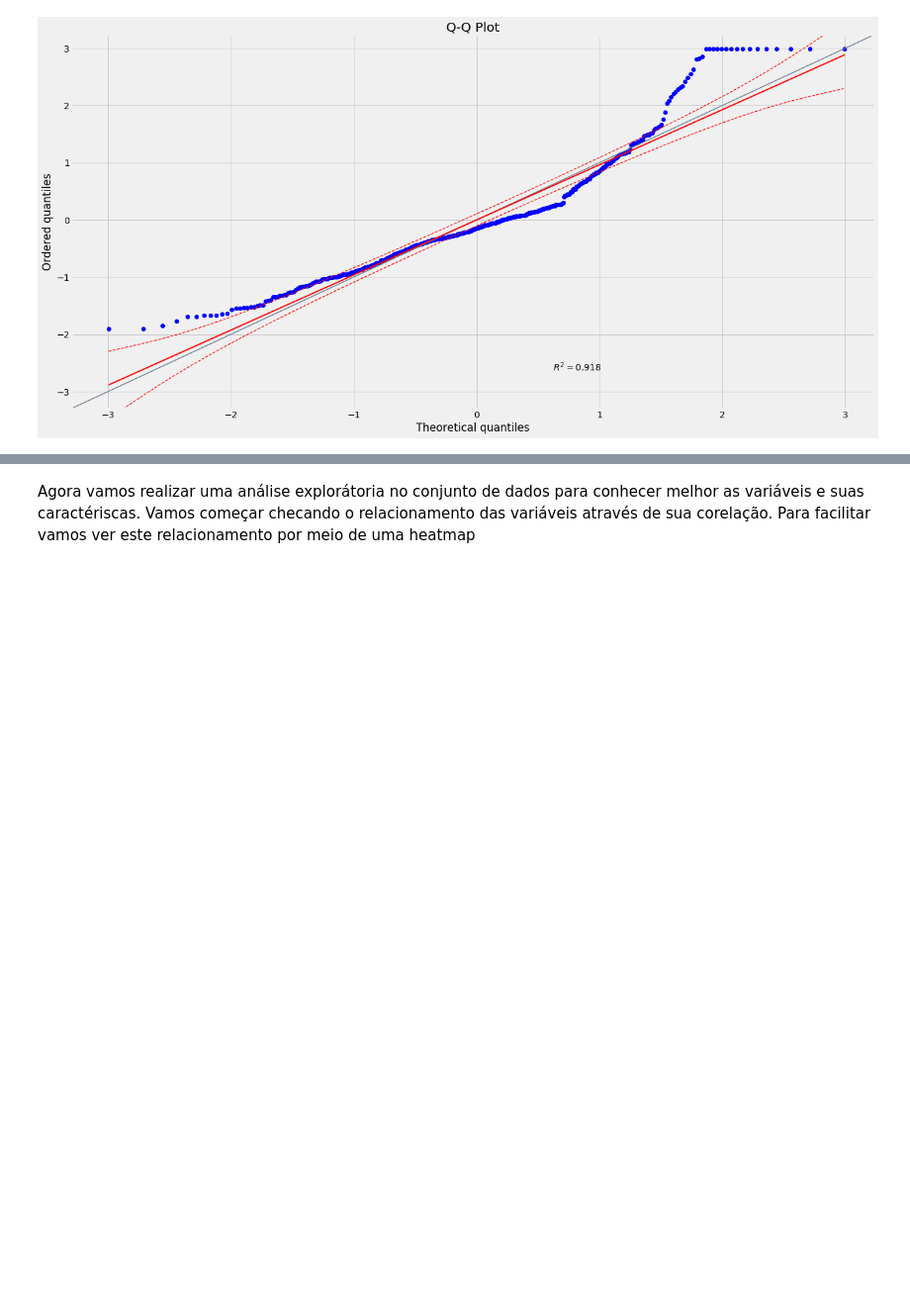
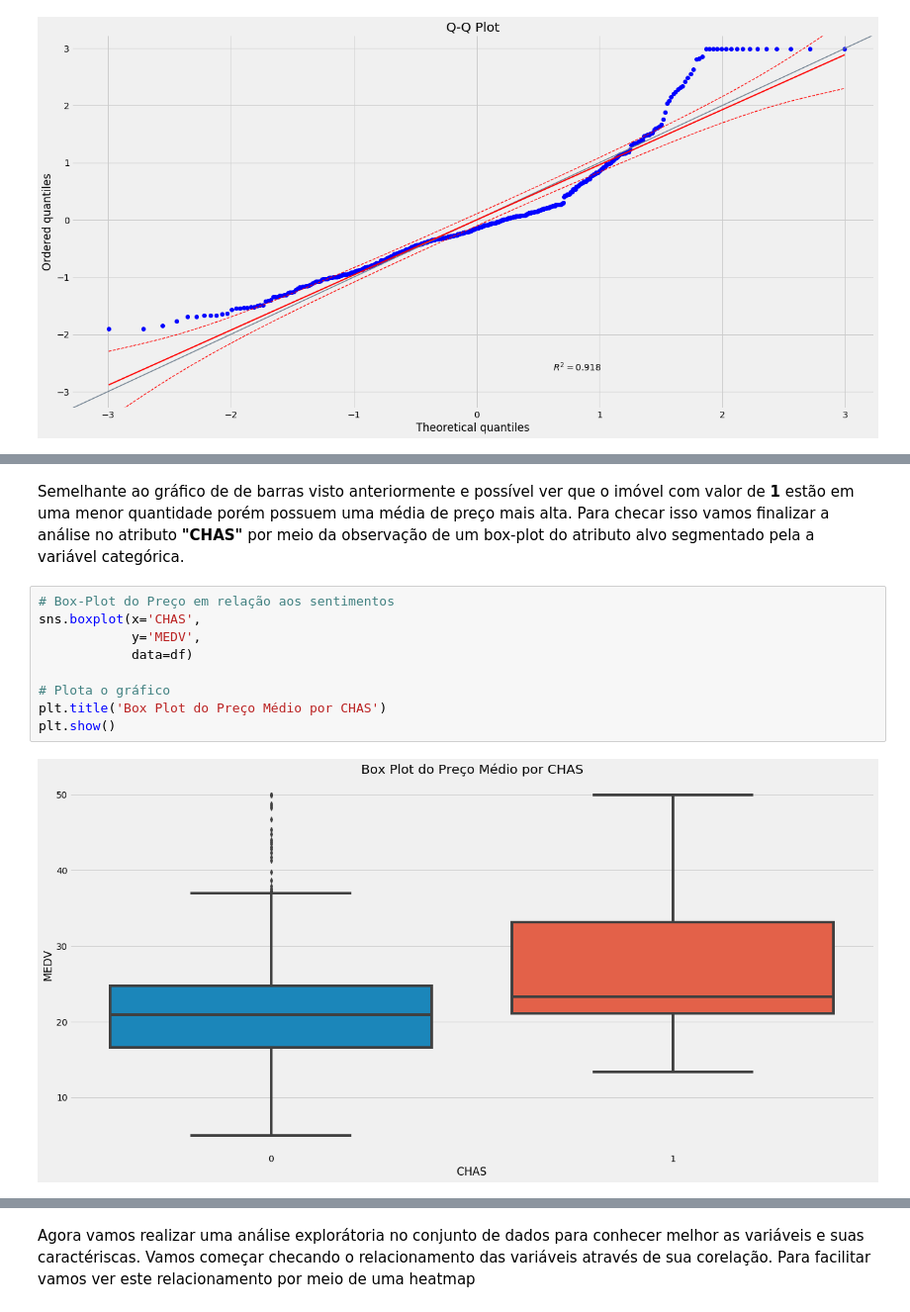
Before and after one commit to bobcastaldeli/LASSO-Regression, a Jupyter notebook: LassoRegression.ipynb, the cells around one changed output, grey strips where cells are left out. Shown: that part at 99% size. Drawn from its saved outputs; the diff is of its cells as text; blank space fills up the shorter version.

```diff
--- a/LassoRegression.ipynb
+++ b/LassoRegression.ipynb
@@ -113,0 +155,13 @@ Pelo gráfico primeiro e possivel ver que a variável **'MEDV'** possui uma assi
+# %% [markdown]
+Semelhante ao gráfico de de barras visto anteriormente e possível ver que o imóvel com valor de **1** estão em uma menor quantidade porém possuem uma média de preço mais alta. Para checar isso vamos finalizar a análise no atributo **"CHAS"** por meio da observação de um box-plot do atributo alvo segmentado pela a variável categórica.
+# %%
+# Box-Plot do Preço em relação aos sentimentos
+sns.boxplot(x='CHAS',
+            y='MEDV',
+            data=df)
+
+# Plota o gráfico
+plt.title('Box Plot do Preço Médio por CHAS')
+plt.show()
+# %% [output]
+[figure, added]
```
Also changed, not shown: parts of 13 cells of this notebook.
